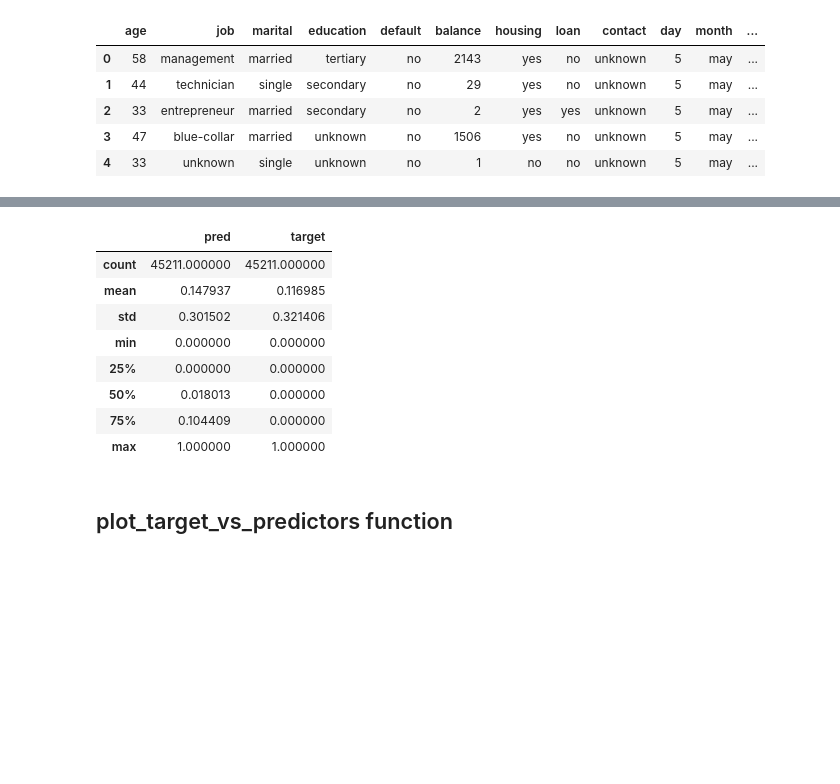
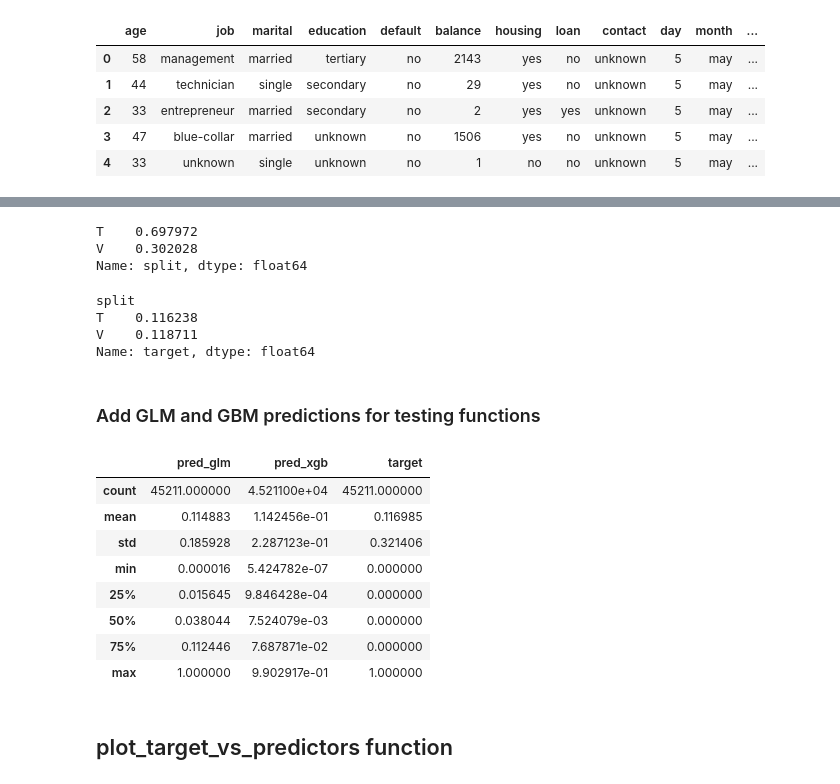
Before and after one commit to asacco-97/analysis_tools, a Jupyter notebook: notebooks/eda_example.ipynb, the cells around one changed output, grey strips where cells are left out. Drawn from its saved outputs; the diff is of its cells as text; code cells hidden in the pictures; blank space fills up the shorter version.

Commit message:
Add GLM and GBM predictions to example notebook

```diff
--- a/notebooks/eda_example.ipynb
+++ b/notebooks/eda_example.ipynb
@@ -28,8 +28,6 @@ df["target"] = np.where(df["y"] == "no", 0, 1)
 # Add weights to test weight functionality of plot_target_vs_predictors()
 df["weights"] = np.abs(np.random.randn(len(df.index)))
 
-# Add faux prediction column for testing functions
-df["pred"] = (df["target"] + np.random.normal(0, 0.1, size=len(df.index))).clip(0, 1)
-
 # Add an arbitrary data split for testing functions
-df["split"] = np.where(df.index > int(df.shape[0] * 0.70), "V", "T")
+df["random"] = np.random.uniform(0, 1, len(df.index))
+df["split"] = np.where(df["random"]  > 0.70, "V", "T")
@@ -41,0 +34,15 @@ Name: split, dtype: float64
+# %%
+df["split"].value_counts(dropna=False, normalize=True)
+# %% [output]
+T    0.697972
+V    0.302028
+Name: split, dtype: float64
+# %%
+df.groupby("split")["target"].mean()
+# %% [output]
+split
+T    0.116238
+V    0.118711
+Name: target, dtype: float64
+# %% [markdown]
+### Add GLM and GBM predictions for testing functions
@@ -42,15 +57,50 @@ Name: split, dtype: float64
+# %%
+# Split data; define features and target
+X = df.drop(columns=["y", "split", "target"])
+X_train = df.query("split == 'T'").drop(columns=["y", "split", "target"])
+X_test = df.query("split == 'V'").drop(columns=["y", "split", "target"])
+y_train = df.query("split == 'T'")["target"]
+y_test = df.query("split == 'V'")["target"]
+
+# Identify categorical and numerical columns
+categorical_cols = X.select_dtypes(include=['object']).columns.tolist()
+numerical_cols = X.select_dtypes(include=['int64', 'float64']).columns.tolist()
+
+# Preprocessing
+preprocessor = ColumnTransformer(
+    transformers=[
+        ("num", "passthrough", numerical_cols),
+        ("cat", OneHotEncoder(handle_unknown="ignore"), categorical_cols)
+    ]
+)
+
+# GLM model
+glm_pipeline = Pipeline(steps=[
+    ("preprocessor", preprocessor),
+    ("classifier", LogisticRegression(solver='liblinear'))
+])
+glm_pipeline.fit(X_train, y_train)
+df["pred_glm"] = glm_pipeline.predict_proba(X)[:, 1]
+
+# XGBoost model
+xgb_pipeline = Pipeline(steps=[
+    ("preprocessor", preprocessor),
+    ("classifier", XGBClassifier(use_label_encoder=False, eval_metric='logloss'))
+])
+xgb_pipeline.fit(X_train, y_train)
+df["pred_xgb"] = xgb_pipeline.predict_proba(X)[:, 1]
 # %%
-df[["pred", "target"]].describe()
+df[["pred_glm", "pred_xgb", "target"]].describe()
 # %% [output]
-|  | pred | target |
-| count | 45211.000000 | 45211.000000 |
-| mean | 0.147937 | 0.116985 |
-| std | 0.301502 | 0.321406 |
-| min | 0.000000 | 0.000000 |
-| 25% | 0.000000 | 0.000000 |
-| 50% | 0.018013 | 0.000000 |
-| 75% | 0.104409 | 0.000000 |
-| max | 1.000000 | 1.000000 |
+|  | pred_glm | pred_xgb | target |
+| count | 45211.000000 | 4.521100e+04 | 45211.000000 |
+| mean | 0.114883 | 1.142456e-01 | 0.116985 |
+| std | 0.185928 | 2.287123e-01 | 0.321406 |
+| min | 0.000016 | 5.424782e-07 | 0.000000 |
+| 25% | 0.015645 | 9.846428e-04 | 0.000000 |
+| 50% | 0.038044 | 7.524079e-03 | 0.000000 |
+| 75% | 0.112446 | 7.687871e-02 | 0.000000 |
+| max | 1.000000 | 9.902917e-01 | 1.000000 |
 # %% [markdown]
 ## plot_target_vs_predictors function
 # %%
```
Also changed, not shown: parts of 6 cells of this notebook.
